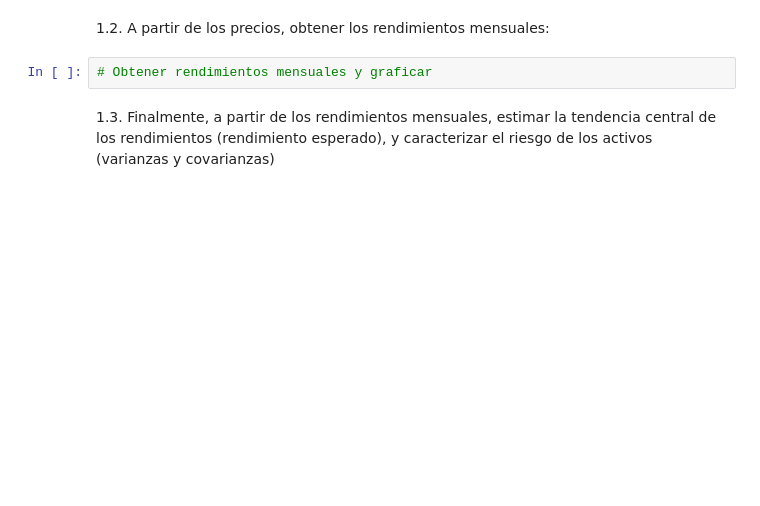
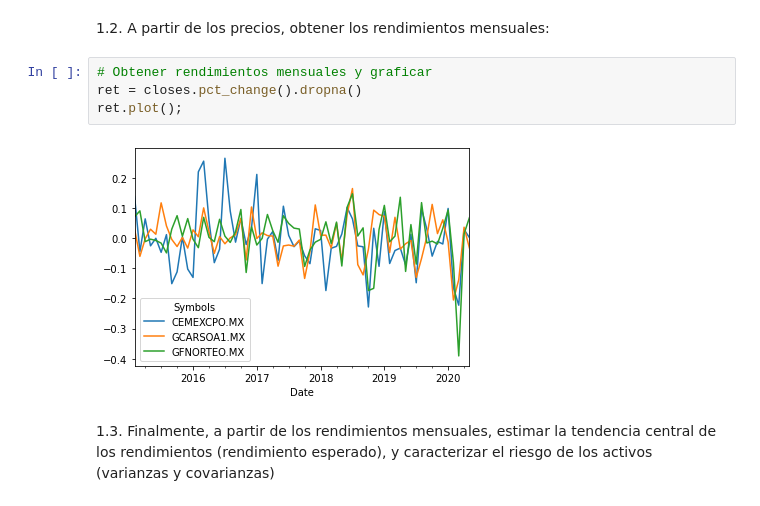
Before and after one commit to jessicambrizg/porinvp2020, a Jupyter notebook: Bonus/Adicional1_PortafoliosMontecarlo.ipynb, the cells around one changed output. Cells and saved outputs as stored; diff of their text form; blank space fills up the shorter version.

```diff
--- a/Bonus/Adicional1_PortafoliosMontecarlo.ipynb
+++ b/Bonus/Adicional1_PortafoliosMontecarlo.ipynb
@@ -34,6 +47,10 @@ def get_adj_closes(tickers, start_date=None, end_date=None, freq='m'):
 1.2. A partir de los precios, obtener los rendimientos mensuales:
 # %%
 # Obtener rendimientos mensuales y graficar
+ret = closes.pct_change().dropna()
+ret.plot();
+# %% [output]
+[figure, added]
 # %% [markdown]
 1.3. Finalmente, a partir de los rendimientos mensuales, estimar la tendencia central de los rendimientos (rendimiento esperado), y caracterizar el riesgo de los activos (varianzas y covarianzas)
 # %%
```
Also changed, not shown: parts of 32 cells of this notebook.
